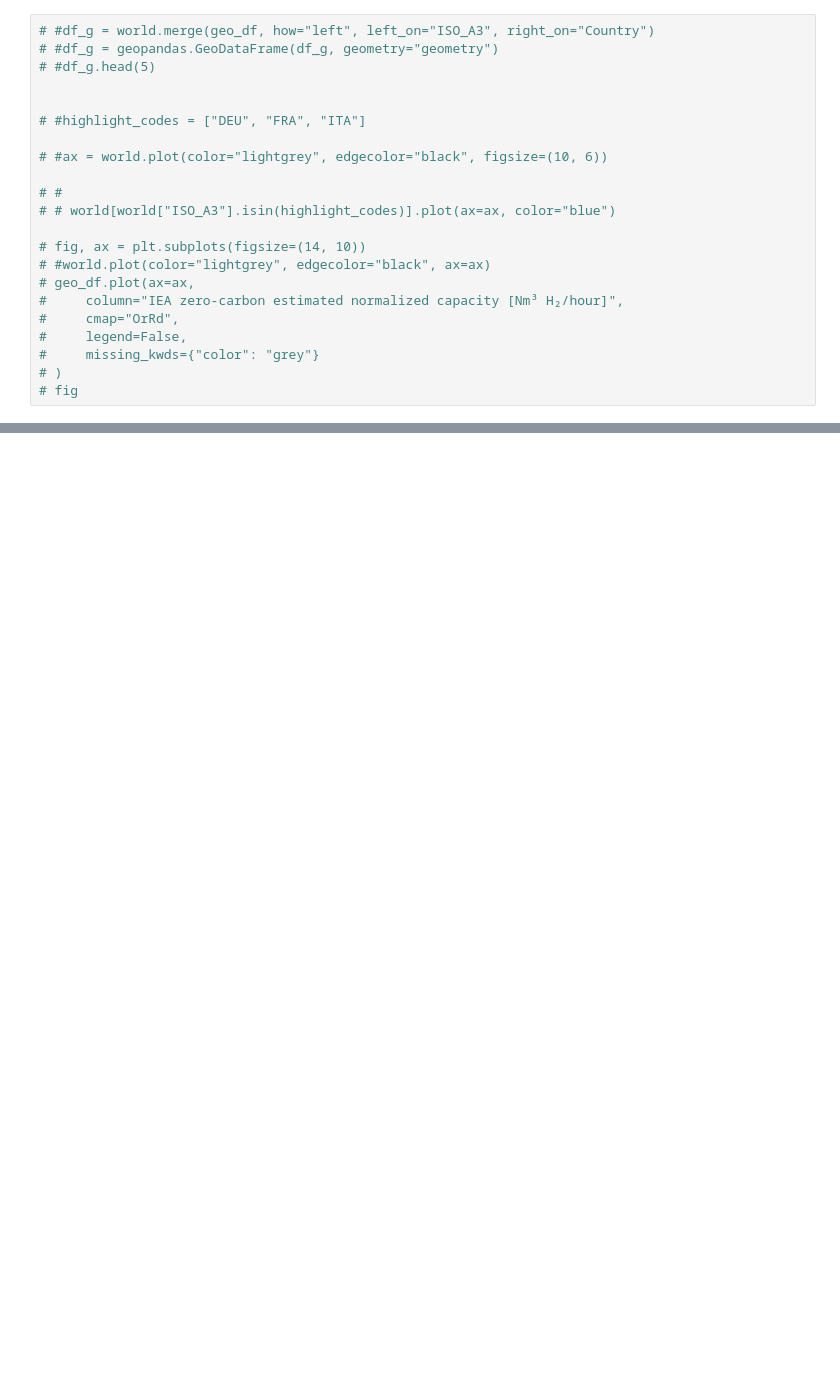
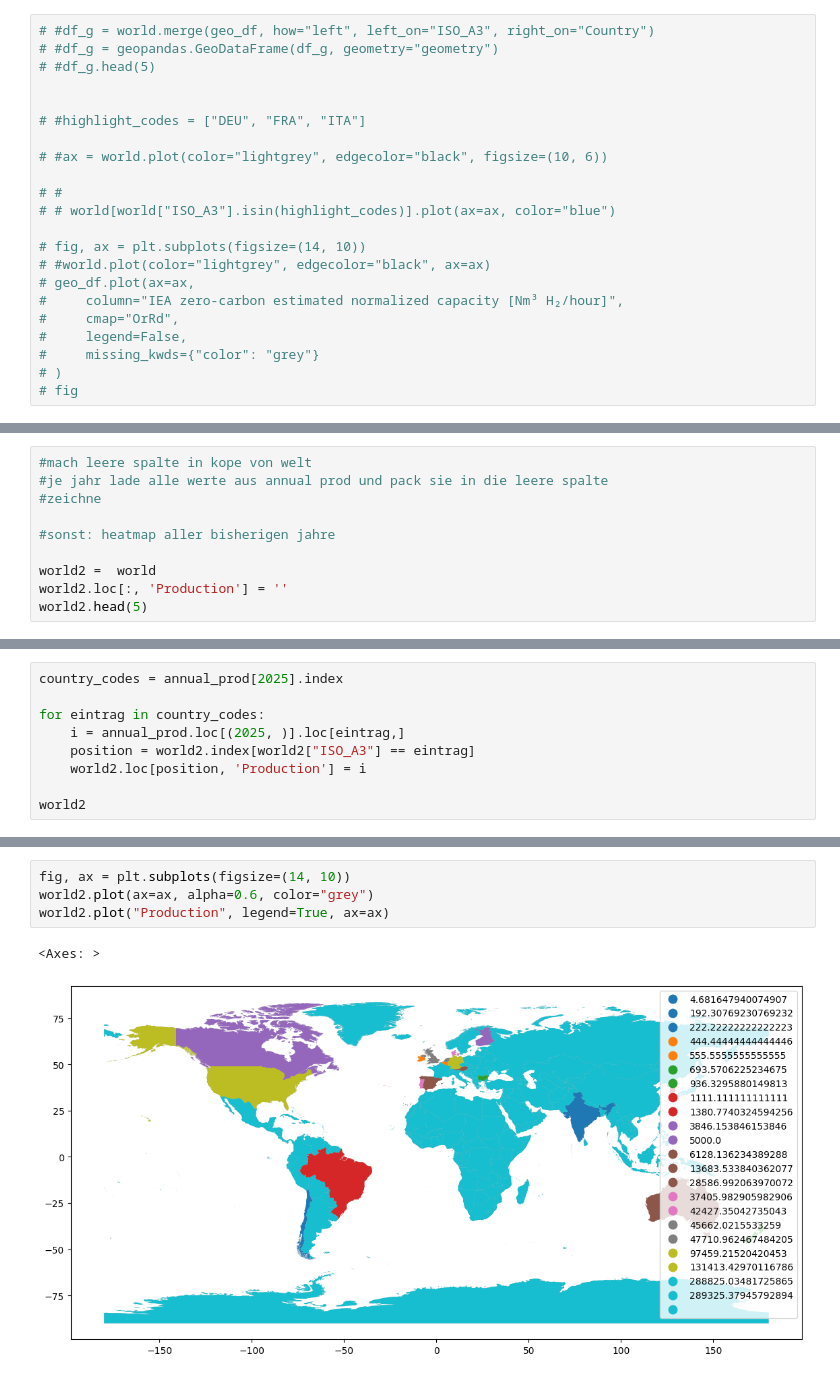
Before and after one commit to paulkubella/pk_H2_an_01, a Jupyter notebook: notebooks/h2_IEA_2024.ipynb, the cells around one changed output, grey strips where cells are left out. Drawn from its saved outputs; the diff is of its cells as text; blank space fills up the shorter version.

```diff
--- a/notebooks/h2_IEA_2024.ipynb
+++ b/notebooks/h2_IEA_2024.ipynb
@@ -411,0 +428,10 @@ Name: IEA zero-carbon estimated normalized capacity [Nm³ H₂/hour], Length: 33
+# %%
+#mach leere spalte in kope von welt
+#je jahr lade alle werte aus annual prod und pack sie in die leere spalte
+#zeichne
+
+#sonst: heatmap aller bisherigen jahre
+
+world2 =  world
+world2.loc[:, 'Production'] = ''
+world2.head(5)
@@ -411,0 +445,9 @@ Name: IEA zero-carbon estimated normalized capacity [Nm³ H₂/hour], Length: 33
+# %%
+country_codes = annual_prod[2025].index
+
+for eintrag in country_codes:
+    i = annual_prod.loc[(2025, )].loc[eintrag,]
+    position = world2.index[world2["ISO_A3"] == eintrag]
+    world2.loc[position, 'Production'] = i
+
+world2
@@ -411,0 +468,7 @@ Name: IEA zero-carbon estimated normalized capacity [Nm³ H₂/hour], Length: 33
+# %%
+fig, ax = plt.subplots(figsize=(14, 10))
+world2.plot(ax=ax, alpha=0.6, color="grey")
+world2.plot("Production", legend=True, ax=ax)
+# %% [output]
+<Axes: >
+[figure, added]
```
Also changed, not shown: parts of 8 cells of this notebook.
